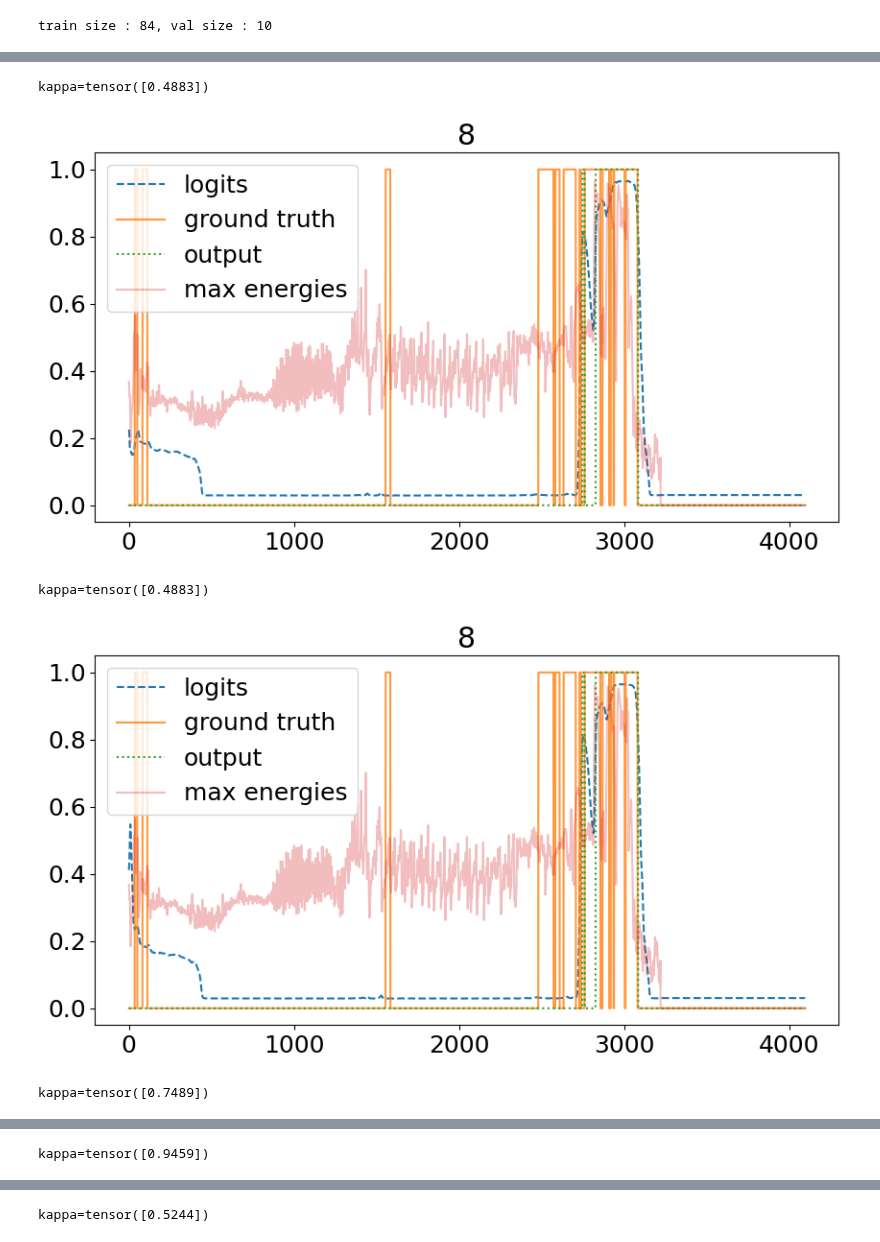
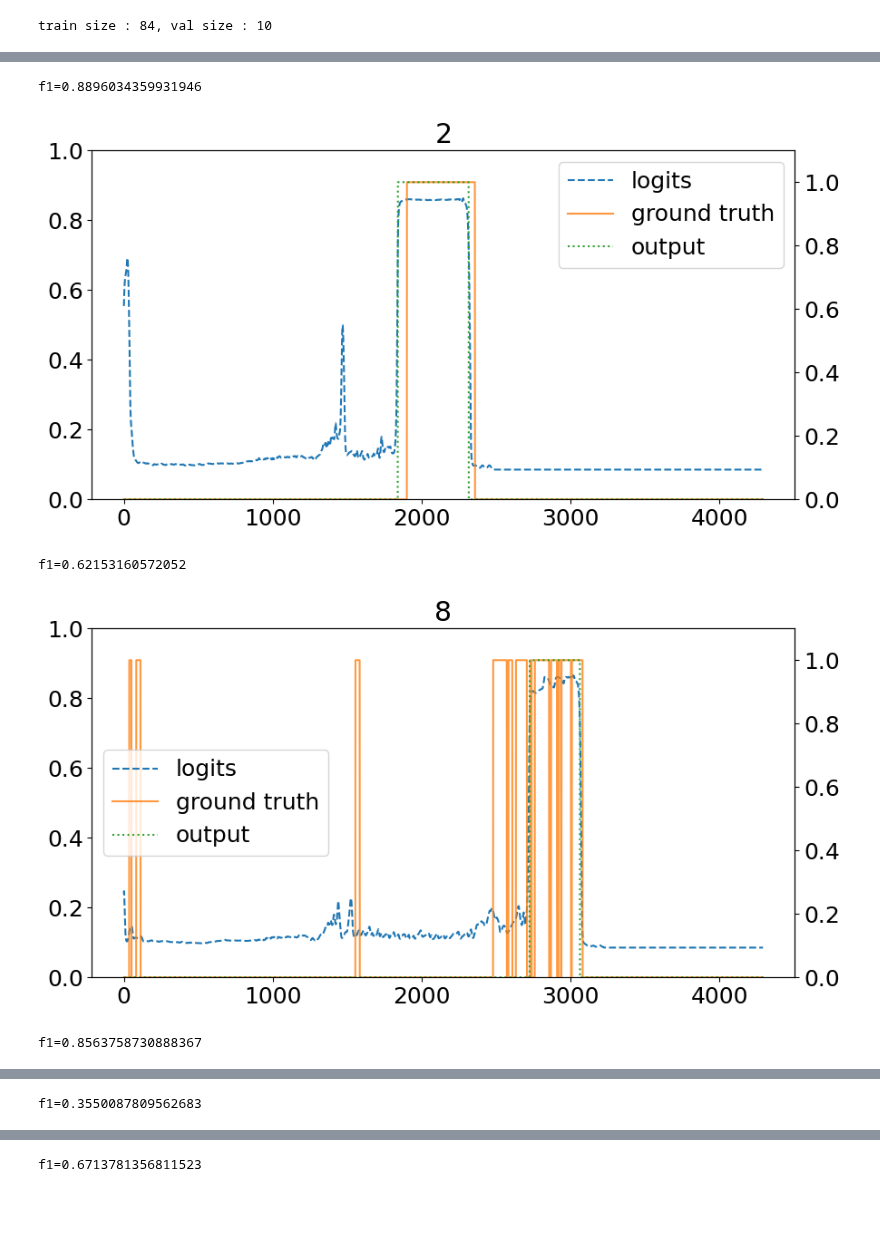
Before and after one commit to CS-433/ml-project-2-ml-sonidito, a Jupyter notebook: notebook/simple_lstm.ipynb, the cells around one changed output, grey strips where cells are left out. Drawn from its saved outputs; the diff is of its cells as text; code cells hidden in the pictures; blank space fills up the shorter version.

```diff
--- a/notebook/simple_lstm.ipynb
+++ b/notebook/simple_lstm.ipynb
@@ -44,3 +43,5 @@ dataset = LSTMDataset('../data/dataset_pickle', '../data/MHD_labels/', features_
+# %%
+dataset.features_selection = ['max_energies', 'N1']
 # %%
 size = int(len(dataset) * 0.9)
 
@@ -68,21 +94,22 @@ tensor(8.4755)
 input_size = dataset[0][0].shape[1]
 print(f'input_size={input_size}')
 hidden_size = 8
-num_layers = 2
+num_layers = 1
 lr = 0.001
 weight_decay = 1e-06
-l1_sigma = 0
+l1_sigma = 1e-06
+dropout_rate = 0
 
 pos_weight = compute_pos_weight(train_loader) # size / # pos
 
-model = SimpleLSTM(input_size, hidden_size, num_layers, dropout_rate=0.5)
+model = SimpleLSTM(input_size, hidden_size, num_layers, dropout_rate=dropout_rate)
 optimizer = optim.Adam(model.parameters(), lr=lr, weight_decay = weight_decay)
 criterion = nn.BCEWithLogitsLoss(pos_weight=pos_weight)
 num_params = sum(p.numel() for p in model.parameters() if p.requires_grad)
 print(f'The model has {num_params:,} trainable parameters')
 
-patience=5
-delta=1e-5
+patience=10
+delta=1e-2
 model_path = '../models/lstm.pt'
 early_stopping = EarlyStopping(model_path, patience, delta)
 
@@ -121,8 +141,10 @@ def create_output(logits, threshold=0.8):
 # %%
+from data.LSTM_dataset import create_preds
+
 def comptue_score(logits, labels):
       logits = torch.sigmoid(logits).detach()
-      preds = create_output(logits.unsqueeze(0)).to(device)
-      return -compute_kappa_score(preds, labels)
+      preds = create_preds(logits.unsqueeze(0)).to(device)
+      return compute_f1(preds, labels)
 
 train(model,
       train_loader,
@@ -141,46 +165,52 @@ train(model,
 # %%
 import numpy as np
 import matplotlib.pyplot as plt
 from models.metrics import *
 
-def create_output(logits, threshold=0.8):
-    output = torch.zeros(logits.shape)
-    for idx, logit in enumerate(logits):
-        if (logit < threshold).all():
-            continue
-
-        output[idx] = (logit > threshold)
-    return output
 
 model.eval()
+model.to(device)
 with torch.no_grad():
-    for idx in np.random.choice(len(test_set), 6):
+    for idx in np.random.choice(len(test_set), len(test_set), replace=False):
         testing_data = test_set[idx]
         logits = torch.sigmoid(model(testing_data[0].to(device))).detach().cpu()
-        preds = create_output(logits.unsqueeze(0))
-        print(f'kappa={compute_kappa_score(preds == 1, testing_data[1].unsqueeze(0))}')
+        preds = create_preds(logits.unsqueeze(0))
+        print(f'f1={compute_f1(preds == 1, testing_data[1].unsqueeze(0)).item()}')
+
+        fig, ax = plt.subplots()
+
         plt.title(idx)
-        plt.plot(logits.numpy(), label='logits', linestyle='--' )
-        plt.plot(testing_data[1], label='ground truth', alpha=0.8)
-        plt.plot(preds.squeeze(), label='output', linestyle=':')
-        plt.plot(testing_data[0][:,0], label='max energies', alpha=0.3)
-        plt.legend()
+        ax1 = ax.twinx()
+        ax1.plot(logits.numpy(), label='logits', linestyle='--' )
+        ax1.plot(testing_data[1], label='ground truth', alpha=0.8)
+        ax1.plot(preds.squeeze(), label='output', linestyle=':')
+        # for idx in range(testing_data[0].shape[1]):
+        #     data = testing_data[0][:,idx]
+        #     if (data <= 0).all() :
+        #         data *= -1
+        #         ax.plot(testing_data[0][:,idx], alpha =0.3)
+        #     else :
+        #         ax.plot(testing_data[0][:,idx], alpha =0.3)
+        # ax.plot(testing_data[0][:,0], label='max energies', alpha=0.3)
+        # ax1.plot(testing_data[0][:,1], label='N1', alpha=0.3)
+        ax1.legend()
+        ax1.set_ylim(0, 1.1)
         plt.show()
 
-    kappa = []
+    f1 = []
 
     for x_batch, y_batch in val_loader :
         x_batch = x_batch.to(device)
 
         logits = torch.sigmoid(model(x_batch)).detach().cpu()
-        preds = create_output(logits)
+        preds = create_preds(logits)
 
-        kappa += compute_kappa_score(preds, y_batch)
+        f1 += compute_f1(preds, y_batch)
 
-    print(np.mean(kappa))
+    print(np.mean(f1))
 # %% [output]
-kappa=tensor([0.4883])
+f1=0.8896034359931946
-[figure, old version]
+[figure, new version]
-kappa=tensor([0.4883])
+f1=0.62153160572052
-[figure, old version]
+[figure, new version]
-kappa=tensor([0.7489])
+f1=0.8563758730888367
@@ -188 +218 @@ kappa=tensor([0.7489])
-kappa=tensor([0.9459])
+f1=0.3550087809562683
@@ -190 +220 @@ kappa=tensor([0.9459])
-kappa=tensor([0.5244])
+f1=0.6713781356811523
```
Also changed, not shown: parts of 17 cells of this notebook, 3 other files.
